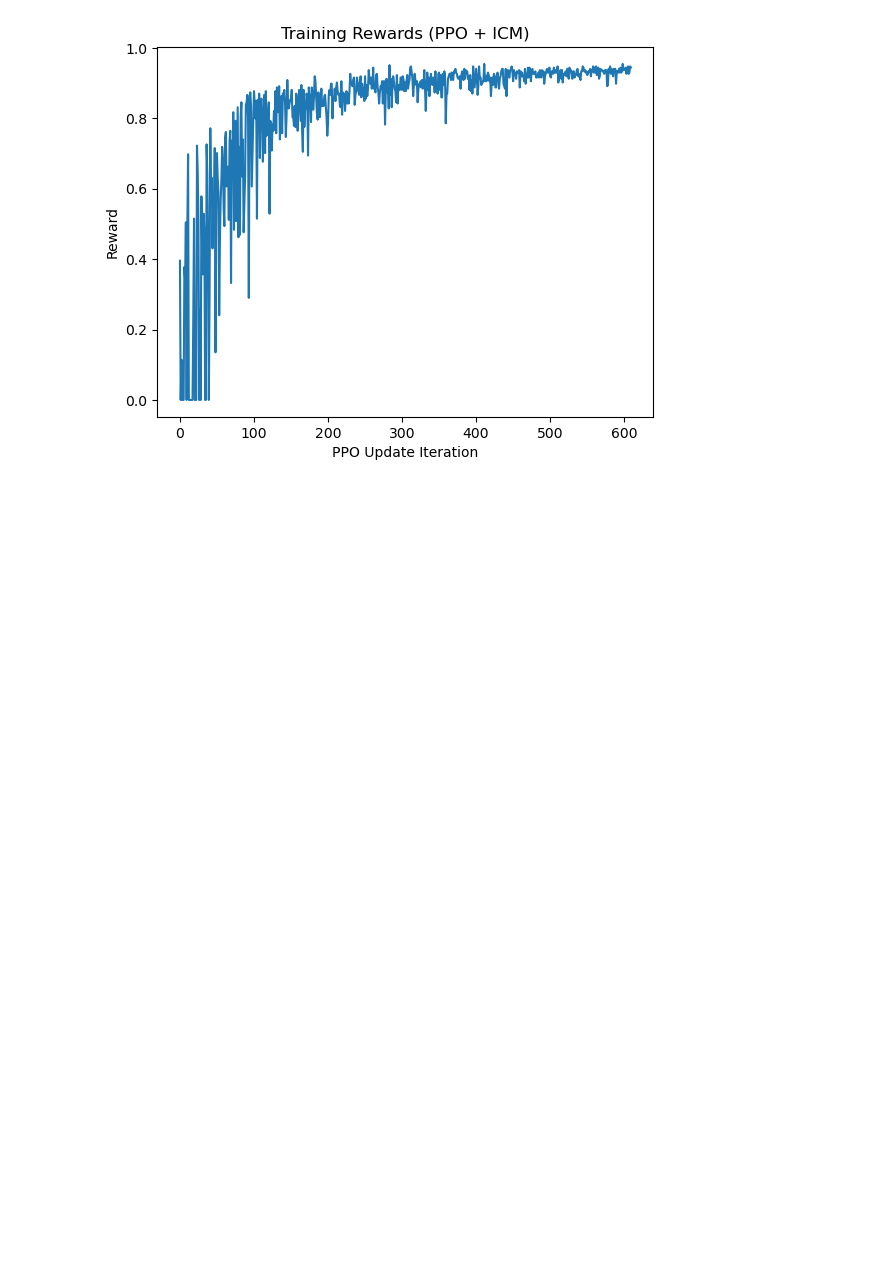
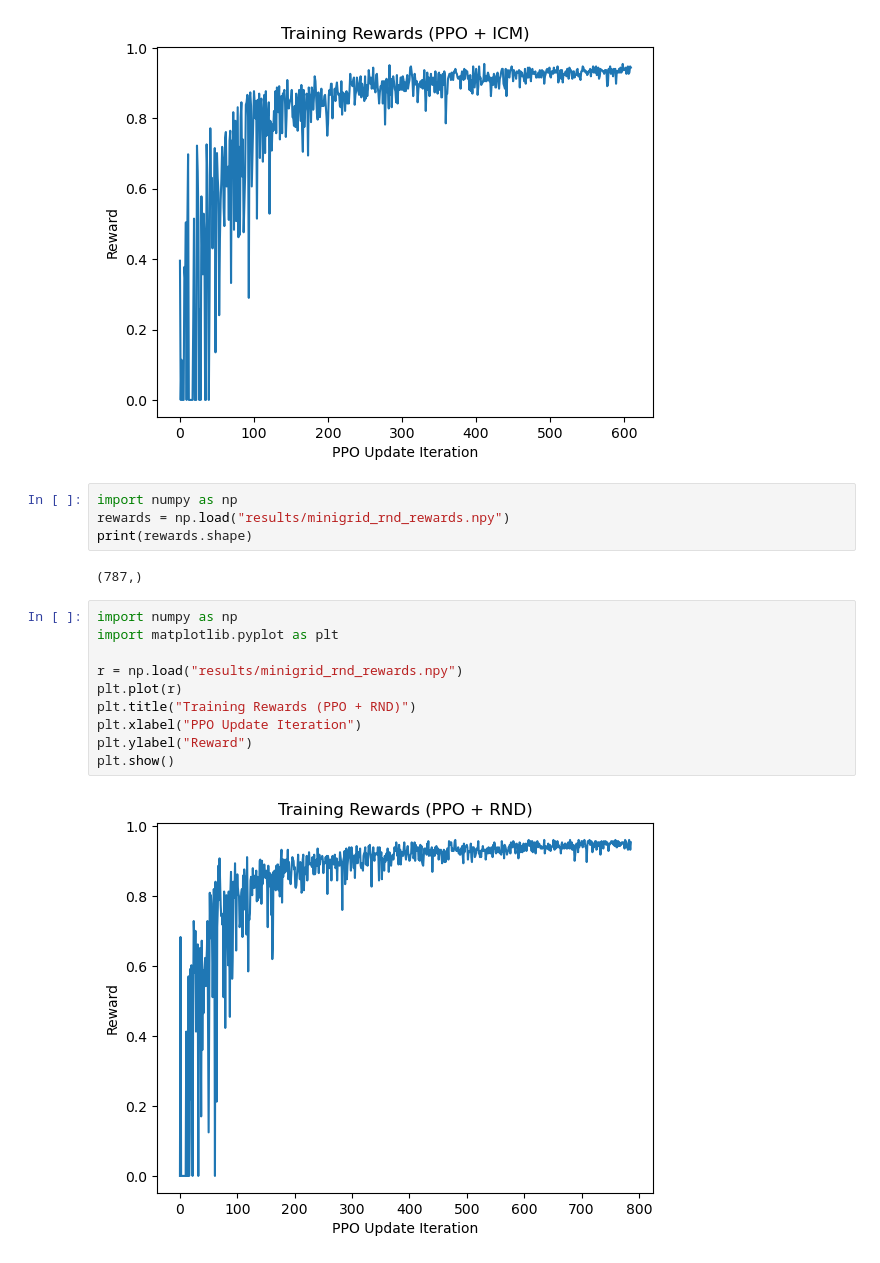
Before and after one commit to S-lijun/boundary-aware-novelty-search, a Jupyter notebook: Visualization.ipynb, the cells around one changed output. Saved outputs shown, nothing was run; the diff lists cells and outputs as text; blank space fills up the shorter version.

```diff
--- a/Visualization.ipynb
+++ b/Visualization.ipynb
@@ -16,3 +16,21 @@ plt.ylabel("Reward")
 plt.show()
 # %% [output]
 [figure]
+# %%
+import numpy as np
+rewards = np.load("results/minigrid_rnd_rewards.npy")
+print(rewards.shape)
+# %% [output]
+(787,)
+# %%
+import numpy as np
+import matplotlib.pyplot as plt
+
+r = np.load("results/minigrid_rnd_rewards.npy")
+plt.plot(r)
+plt.title("Training Rewards (PPO + RND)")
+plt.xlabel("PPO Update Iteration")
+plt.ylabel("Reward")
+plt.show()
+# %% [output]
+[figure, added]
```
Also changed, not shown: 8 other files.
